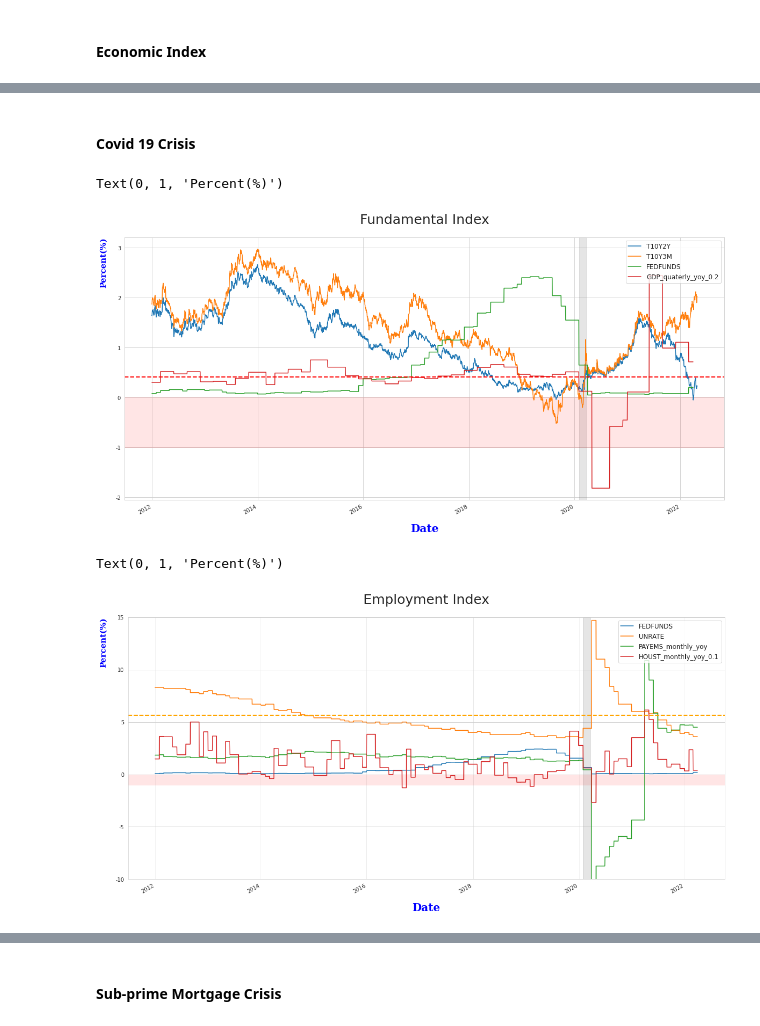
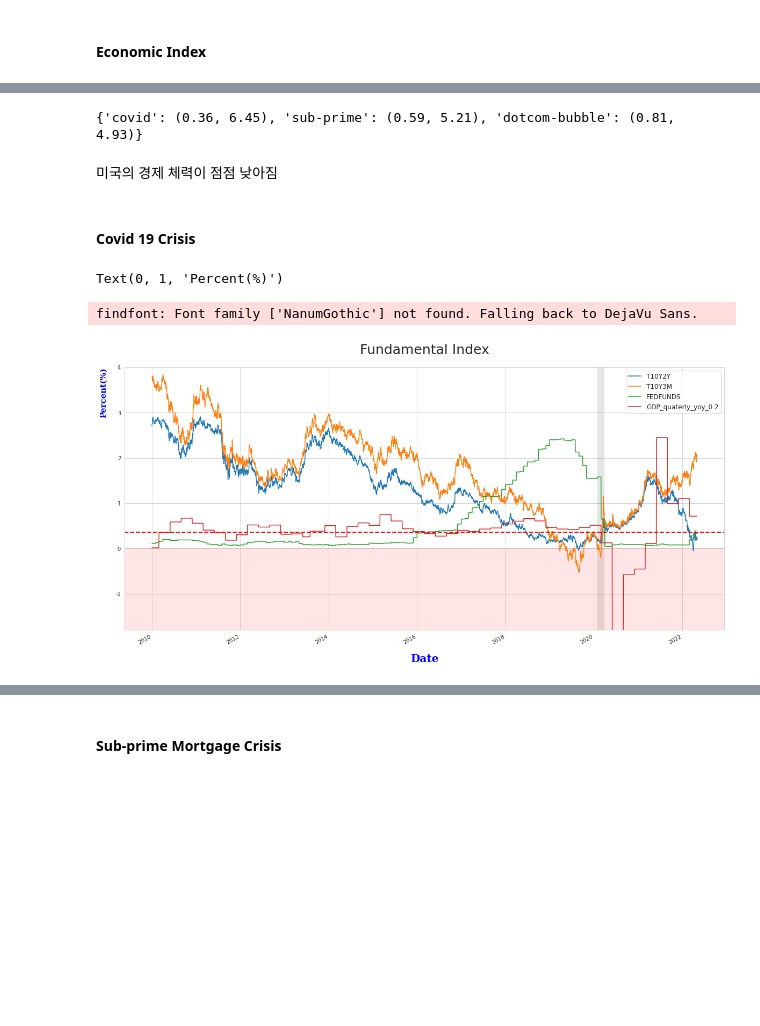
Before and after one commit to ChaHoHyun/Economy-State, a Jupyter notebook: us_economic_analysis/Economy Analysis.ipynb, the cells around one changed output, grey strips where cells are left out. Drawn from its saved outputs; the diff is of its cells as text; code cells hidden in the pictures; blank space fills up the shorter version.

```diff
--- a/us_economic_analysis/Economy Analysis.ipynb
+++ b/us_economic_analysis/Economy Analysis.ipynb
@@ -100,5 +126,5 @@ gdp_quarter_yoy = gdp_quarter_yoy.dropna()
 # %%
-dfmonth = dfmonth.drop(["HOUST","PAYEMS"], axis=1)
+dfmonth = dfmonth.drop(["HOUST","PAYEMS", 'PCEPILFE'], axis=1)
 df1 = pd.merge(dfmonth, gdp_quarter_yoy, how='left', on="DATE")
 df1['GDPC1'] = df1['GDPC1'].fillna(method='ffill').fillna(method='bfill')
 df1 = df1.rename(columns={'GDPC1':'GDP_quaterly_yoy'})
@@ -114,8 +140,8 @@ df1.head()
 # %%
-df = df.drop(["FEDFUNDS", "PAYEMS", "HOUST", "UNRATE", "GDPC1"], axis=1)
+df = df.drop(["PAYEMS", "HOUST", "GDPC1"], axis=1)
 total_data = pd.merge(df, df1, how='left', on="DATE")
 
-for x in ["FEDFUNDS", 'UNRATE',	'HOUST_monthly_yoy', 'PAYEMS_monthly_yoy',  'GDP_quaterly_yoy']:
+for x in ['HOUST_monthly_yoy', 'PAYEMS_monthly_yoy', 'GDP_quaterly_yoy', 'PCEPILFE_monthly_yoy']:
     total_data[x] = total_data[x].fillna(method='bfill')
 
 # Change Scale
@@ -288,9 +311,22 @@ Analyze in detail by each period and index.
 # %%
-total_data.reset_index(inplace=True)
-total_data['year'] = total_data['DATE'].dt.year
-total_data['month'] = total_data['DATE'].dt.month
-total_data['day'] = total_data['DATE'].dt.day
+# Find the average of non-recession periods for GDP Groth & Unrate rate
+
+covid_start = total_data.loc[(total_data["year"] == 2020) & (total_data["month"] == 2) & (total_data["day"] == 1)].index.tolist()[0]
+subprime_end = total_data.loc[(total_data["year"] == 2009) & (total_data["month"] == 3) & (total_data["day"] == 6)].index.tolist()[0]
+
+subprime_start = total_data.loc[(total_data["year"] == 2007) & (total_data["month"] == 11) & (total_data["day"] == 1)].index.tolist()[0]
+dotbubble_end = total_data.loc[(total_data["year"] == 2002) & (total_data["month"] == 9) & (total_data["day"] == 30)].index.tolist()[0]
+
+dotbubble_start = total_data.loc[(total_data["year"] == 2000) & (total_data["month"] == 3) & (total_data["day"] == 1)].index.tolist()[0]
+gulf_end = total_data.loc[(total_data["year"] == 1994) & (total_data["month"] == 10) & (total_data["day"] == 1)].index.tolist()[0]
+
+gdp_avg1 = total_data.iloc[subprime_end : covid_start,:]["GDP_quaterly_yoy_0.2"].mean()
+unrate_avg1 = total_data.iloc[subprime_end : covid_start,:]["UNRATE"].mean()
+
+gdp_avg2 = total_data.iloc[dotbubble_end : subprime_start,:]["GDP_quaterly_yoy_0.2"].mean()
+unrate_avg2 = total_data.iloc[dotbubble_end : subprime_start,:]["UNRATE"].mean()
+
+gdp_avg3 = total_data.iloc[gulf_end : dotbubble_start,:]["GDP_quaterly_yoy_0.2"].mean()
+unrate_avg3 = total_data.iloc[gulf_end : dotbubble_start,:]["UNRATE"].mean()
+
 total_data.set_index("DATE", inplace=True)
-
-# Change Scale
-total_data["GDP_quaterly_yoy_0.2"] = total_data['GDP_quaterly_yoy']*0.2
@@ -305,45 +333,33 @@ total_data["GDP_quaterly_yoy_0.2"] = total_data['GDP_quaterly_yoy']*0.2
+# %%
+print({"covid" : (round(gdp_avg1,2),round(unrate_avg1,2)),
+       "sub-prime" : (round(gdp_avg2,2), round(unrate_avg2,2)),
+       "dotcom-bubble" : (round(gdp_avg3,2), round(unrate_avg3,2))})
+# %% [output]
+{'covid': (0.36, 6.45), 'sub-prime': (0.59, 5.21), 'dotcom-bubble': (0.81, 4.93)}
+# %% [markdown]
+미국의 경제 체력이 점점 낮아짐
 # %% [markdown]
 #### Covid 19 Crisis
 # %%
-df_rct = total_data.loc[total_data['year'] >= 2012]
+df_rct = total_data.loc[total_data['year'] >= 2010]
 
 ax = df_rct[["T10Y2Y", "T10Y3M", "FEDFUNDS", 'GDP_quaterly_yoy_0.2']].plot()
+# gdp_avg
+
 # Recent Period GDP Average Groth Rate
-gdp_avg = df_rct['GDP_quaterly_yoy_0.2'].mean()
-plt.axhline(gdp_avg, 0, 1, color='red', linestyle='--', linewidth=2)
+plt.axhline(gdp_avg1, 0, 1, color='red', linestyle='--', linewidth=2)
 
 # Covid 19
 ax.axvspan('2020-02-01', '2020-03-23', color='gray', alpha=0.2)
 # Treasury < 0
-ax.axhspan(0,-1, color='red', alpha=0.1)
+ax.axhspan(0,-2, color='red', alpha=0.1)
 
+plt.ylim(-1.8, 4)
 plt.legend(loc='upper right', fontsize=12)
 plt.title('Fundamental Index', fontsize=25, pad=25)
 plt.xlabel('Date', fontsize=20, labelpad=15 , fontdict={'family': 'serif', 'color': 'b', 'weight': 'bold'})
 plt.ylabel('Percent(%)', fontsize=15, labelpad=15, fontdict={'family': 'serif', 'color': 'b', 'weight': 'bold'}, loc='top')
-# # plt.savefig('Total Figure')
 # %% [output]
 Text(0, 1, 'Percent(%)')
+findfont: Font family ['NanumGothic'] not found. Falling back to DejaVu Sans.
-[figure, old version]
+[figure, new version]
-# %%
-ax = df_rct[['FEDFUNDS','UNRATE', 'PAYEMS_monthly_yoy', 'HOUST_monthly_yoy_0.1']].plot()
-# Recent Period UNRATE Average Rate
-unrate_avg = df_rct['UNRATE'].mean()
-# unrate_avg = total_data['UNRATE'].mean()
-
-plt.axhline(unrate_avg, 0, 1, color='orange', linestyle='--', linewidth=2)
-
-# Covid 19
-ax.axvspan('2020-02-01', '2020-03-23', color='gray', alpha=0.2)
-# Treasury < 0
-ax.axhspan(0,-1, color='red', alpha=0.1)
-
-plt.ylim(-10, 15)
-plt.legend(loc='upper right', fontsize=12)
-plt.title('Employment Index', fontsize=25, pad=25)
-plt.xlabel('Date', fontsize=20, labelpad=15 , fontdict={'family': 'serif', 'color': 'b', 'weight': 'bold'})
-plt.ylabel('Percent(%)', fontsize=15, labelpad=15, fontdict={'family': 'serif', 'color': 'b', 'weight': 'bold'}, loc='top')
-# # plt.savefig('Total Figure')
-# %% [output]
-Text(0, 1, 'Percent(%)')
-[figure, removed]
```
Also changed, not shown: parts of 47 cells of this notebook, 12 other files.
